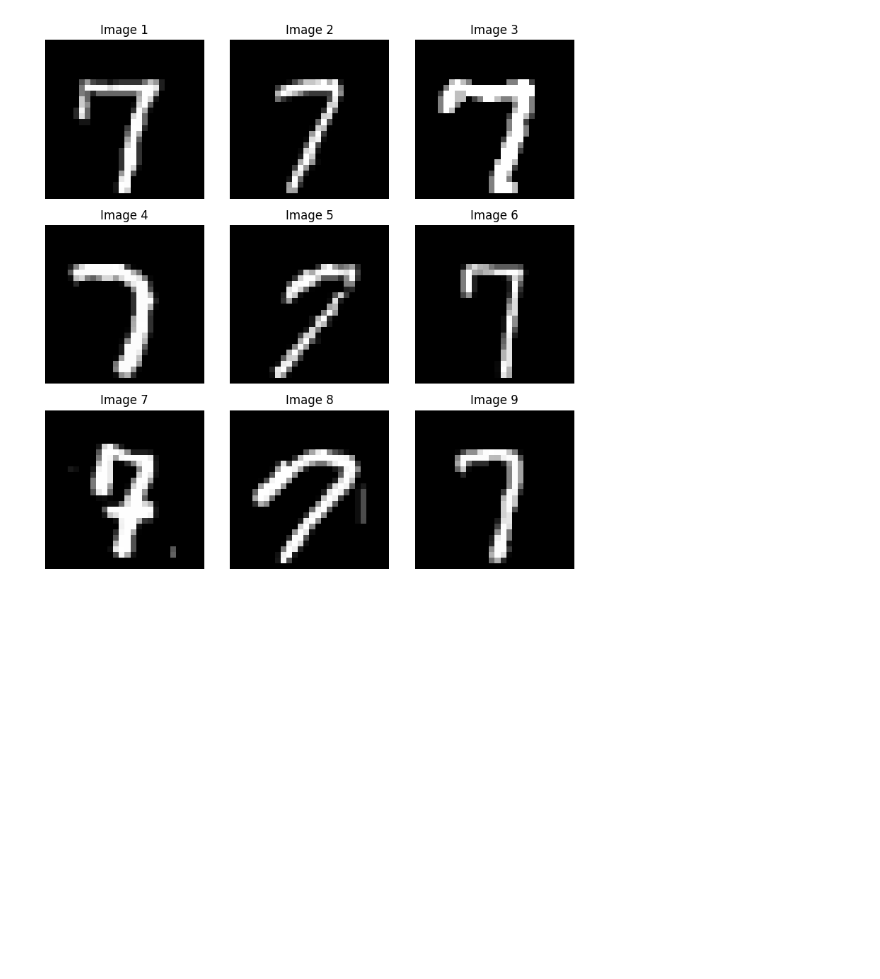
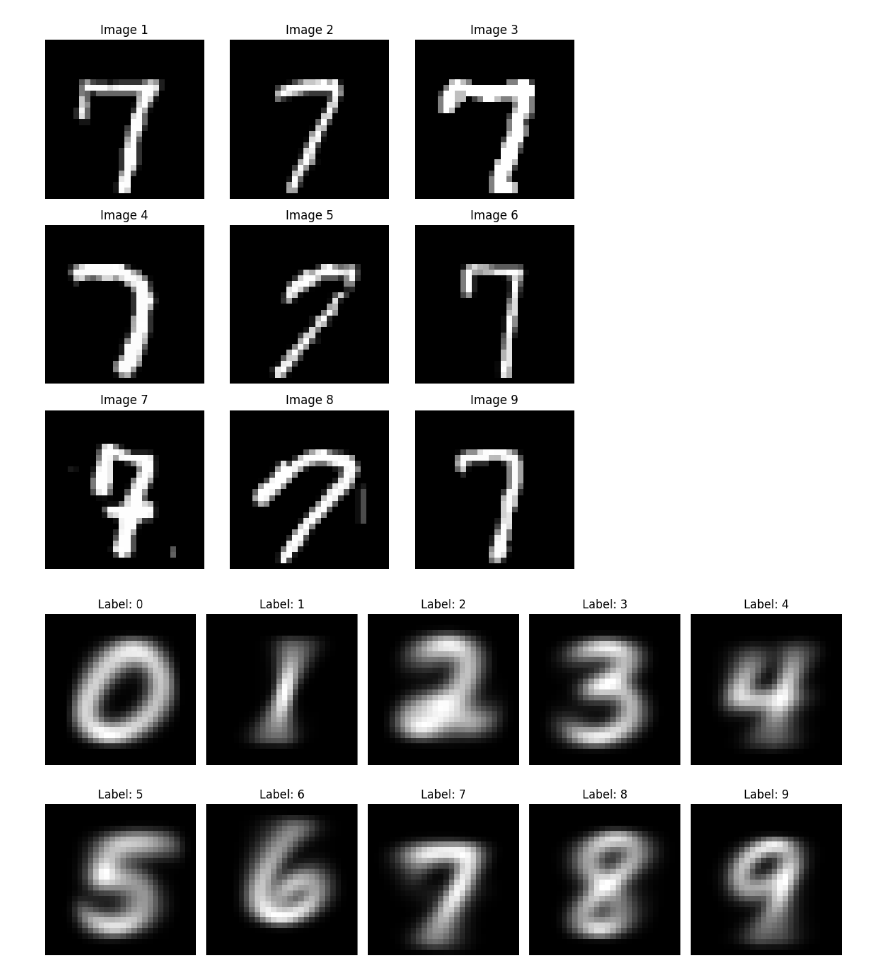
Before and after one commit to thomas-rooty/digit-recognition, a Jupyter notebook: main.ipynb, the cells around one changed output. Drawn from its saved outputs; the diff is of its cells as text; code cells hidden in the pictures; blank space fills up the shorter version.

Commit message:
Displaying average representative

```diff
--- a/main.ipynb
+++ b/main.ipynb
@@ -82,3 +82,32 @@ plt.tight_layout()
 plt.show()
 # %% [output]
 [figure]
+# %%
+label_average_images = {}
+
+# Calculate the average image for each label
+for label in range(10):
+  # Filter the DataFrame for the current label
+  label_df = df_train[df_train['label'] == label]
+
+  # Calculate the mean pixel values for the current label
+  mean_pixels = label_df.drop('label', axis=1).mean().values
+
+  # Reshape the mean pixel values into a 28x28 image
+  mean_image = mean_pixels.reshape(28, 28)
+
+  # Store the average image in the dictionary
+  label_average_images[label] = mean_image
+
+# Plot all the average images in a grid
+plt.figure(figsize=(12, 6))
+for label, image in label_average_images.items():
+  plt.subplot(2, 5, label + 1)
+  plt.imshow(image, cmap='gray')
+  plt.title(f'Label: {label}')
+  plt.axis('off')
+
+plt.tight_layout()
+plt.show()
+# %% [output]
+[figure, added]
```
